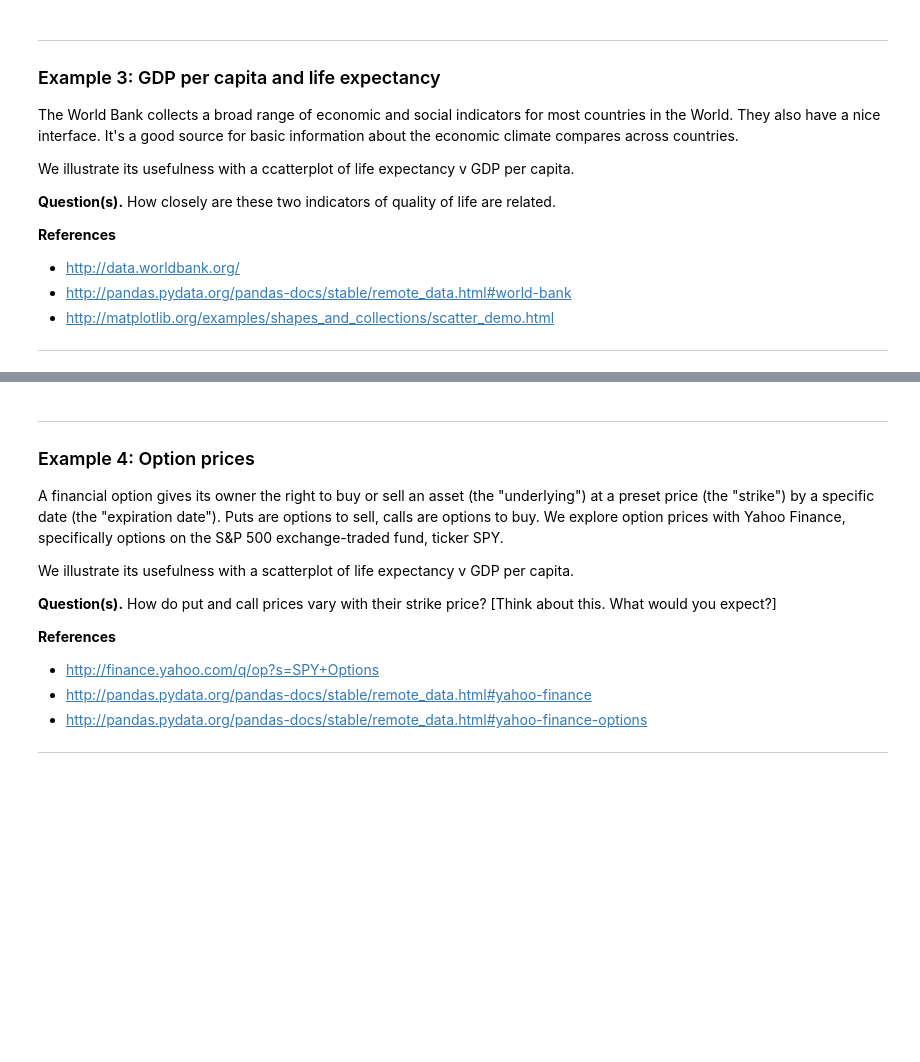
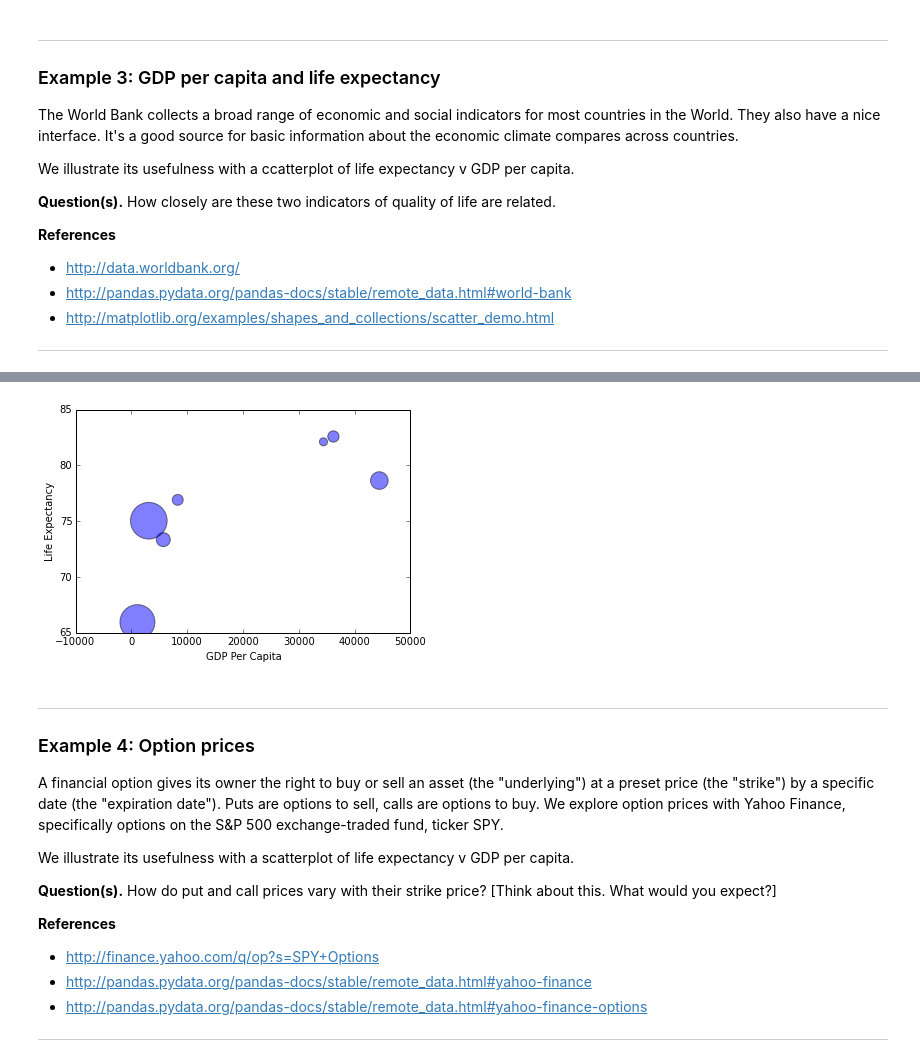
Before and after one commit to DaveBackus/Data_Bootcamp, a Jupyter notebook: Code/IPython/Bootcamp_1_Examples.ipynb, the cells around one changed output, grey strips where cells are left out. Drawn from its saved outputs; the diff is of its cells as text; code cells hidden in the pictures; blank space fills up the shorter version.

```diff
--- a/Code/IPython/Bootcamp_1_Examples.ipynb
+++ b/Code/IPython/Bootcamp_1_Examples.ipynb
@@ -258,14 +293,15 @@ print(data['gdppc'])
 # %%
 # scatterplot
 # life expectancy v GDP per capita
 # size of circles controlled by population
 
 # load packages (ignored if redundant)
 import numpy as np
 import matplotlib.pyplot as plt
 
-gdppc = np.array(data['gdppc'])
-print(gdppc)
-
-plt.scatter(data['gdppc'], data['le']) %, s=area, alpha=0.5)
+plt.scatter(data['gdppc'], data['le'], s=0.000001*data['pop'], alpha=0.5)
+plt.ylabel('Life Expectancy')
+plt.xlabel('GDP Per Capita')
 plt.show()
+# %% [output]
+[figure, added]
```
Also changed, not shown: parts of 12 cells of this notebook, 7 other files.
